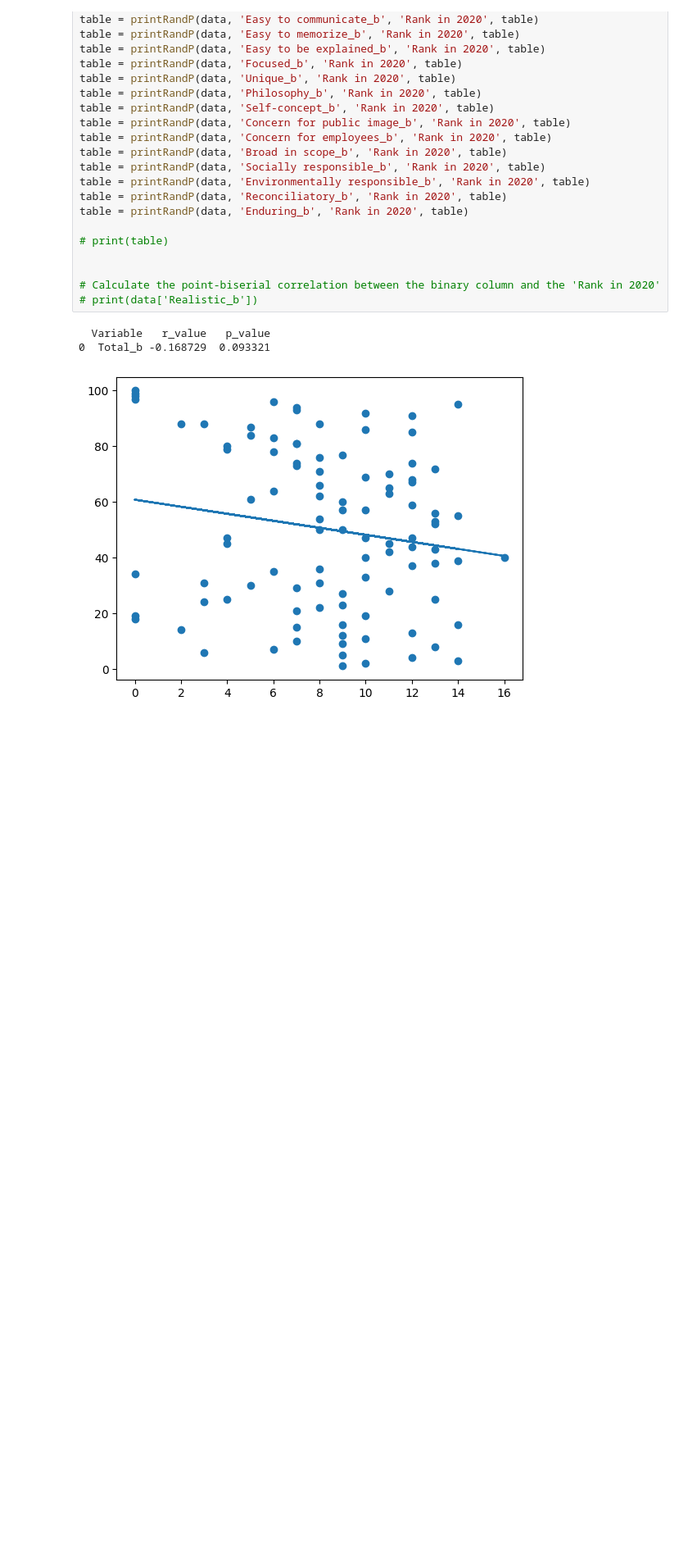
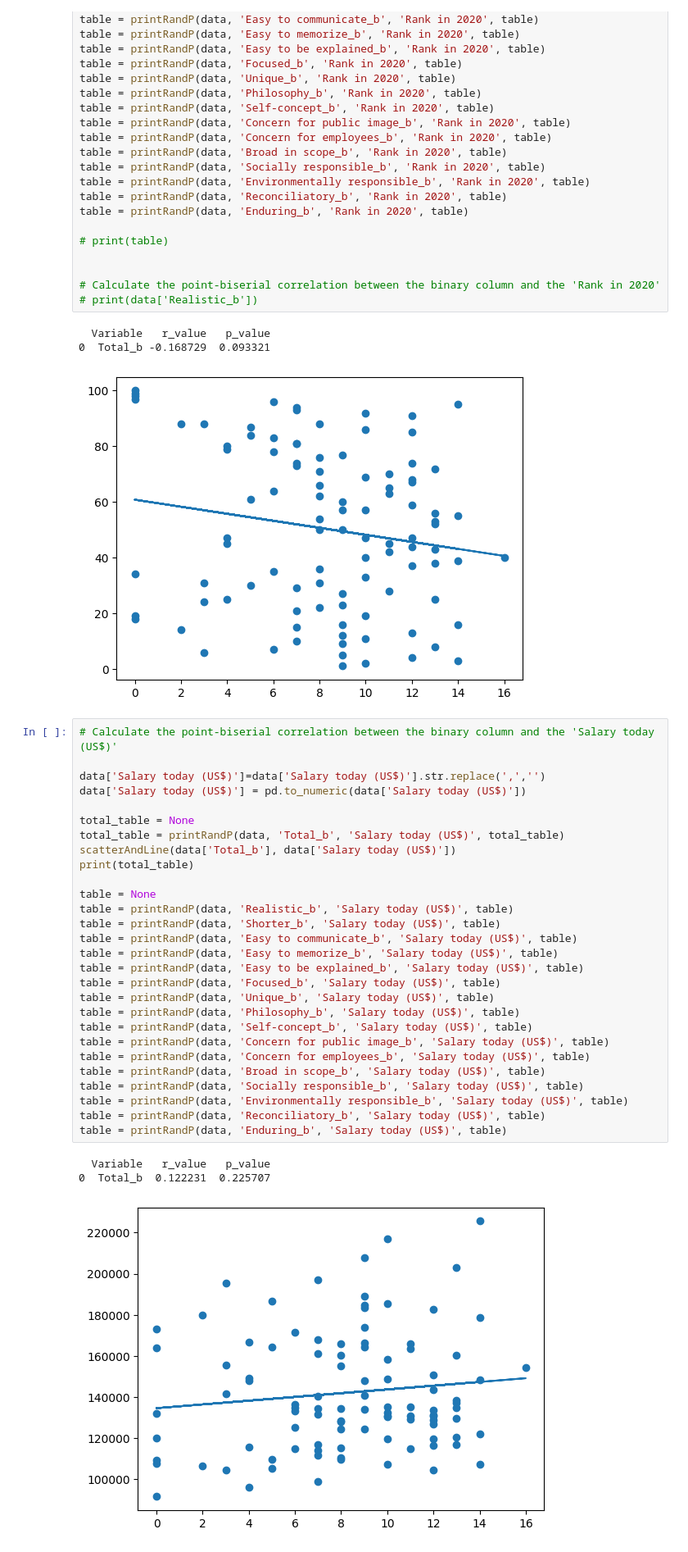
Before and after one commit to SebastianWikt/DS4002-P1, a Jupyter notebook: Scripts/Project_1_text_analysis.ipynb, the cells around one changed output. Shown at 82% size. Cells and saved outputs as stored; diff of their text form; blank space fills up the shorter version.

Commit message:
point-biserial correlation between the binary column and the 'Salary today (US$)'

```diff
--- a/Scripts/Project_1_text_analysis.ipynb
+++ b/Scripts/Project_1_text_analysis.ipynb
@@ -217,3 +215,35 @@ table = printRandP(data, 'Enduring_b', 'Rank in 2020', table)
   Variable   r_value   p_value
 0  Total_b -0.168729  0.093321
 [figure]
+# %%
+# Calculate the point-biserial correlation between the binary column and the 'Salary today (US$)'
+
+data['Salary today (US$)']=data['Salary today (US$)'].str.replace(',','')
+data['Salary today (US$)'] = pd.to_numeric(data['Salary today (US$)'])
+
+total_table = None
+total_table = printRandP(data, 'Total_b', 'Salary today (US$)', total_table)
+scatterAndLine(data['Total_b'], data['Salary today (US$)'])
+print(total_table)
+
+table = None
+table = printRandP(data, 'Realistic_b', 'Salary today (US$)', table)
+table = printRandP(data, 'Shorter_b', 'Salary today (US$)', table)
+table = printRandP(data, 'Easy to communicate_b', 'Salary today (US$)', table)
+table = printRandP(data, 'Easy to memorize_b', 'Salary today (US$)', table)
+table = printRandP(data, 'Easy to be explained_b', 'Salary today (US$)', table)
+table = printRandP(data, 'Focused_b', 'Salary today (US$)', table)
+table = printRandP(data, 'Unique_b', 'Salary today (US$)', table)
+table = printRandP(data, 'Philosophy_b', 'Salary today (US$)', table)
+table = printRandP(data, 'Self-concept_b', 'Salary today (US$)', table)
+table = printRandP(data, 'Concern for public image_b', 'Salary today (US$)', table)
+table = printRandP(data, 'Concern for employees_b', 'Salary today (US$)', table)
+table = printRandP(data, 'Broad in scope_b', 'Salary today (US$)', table)
+table = printRandP(data, 'Socially responsible_b', 'Salary today (US$)', table)
+table = printRandP(data, 'Environmentally responsible_b', 'Salary today (US$)', table)
+table = printRandP(data, 'Reconciliatory_b', 'Salary today (US$)', table)
+table = printRandP(data, 'Enduring_b', 'Salary today (US$)', table)
+# %% [output]
+  Variable   r_value   p_value
+0  Total_b  0.122231  0.225707
+[figure, added]
```
Also changed, not shown: parts of 2 cells of this notebook.
